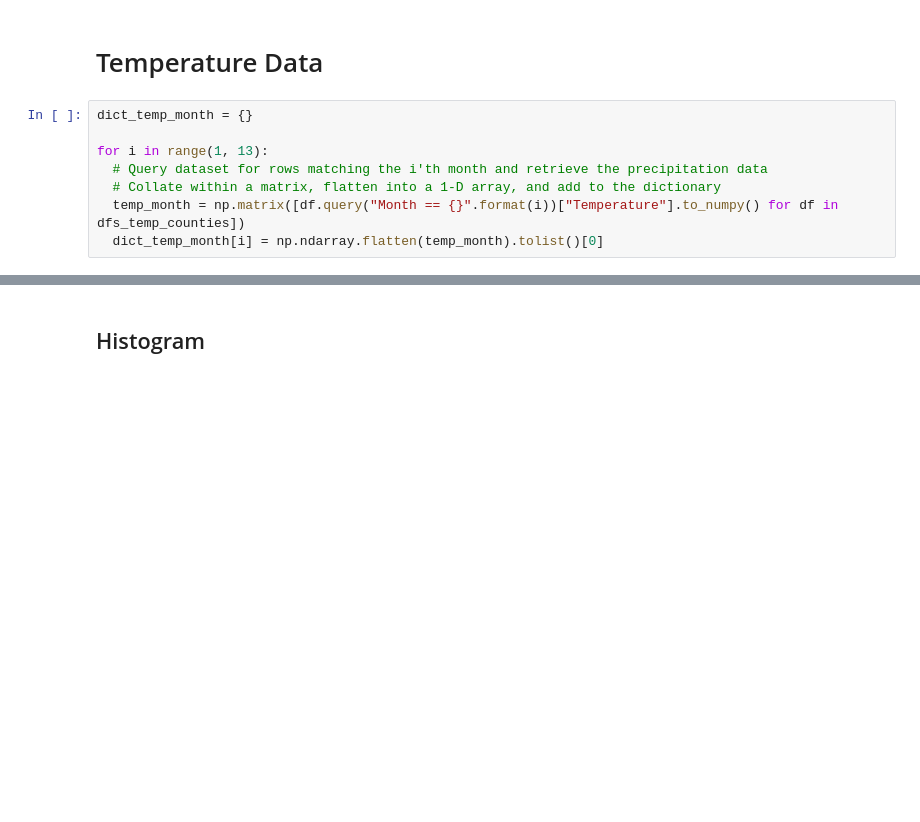
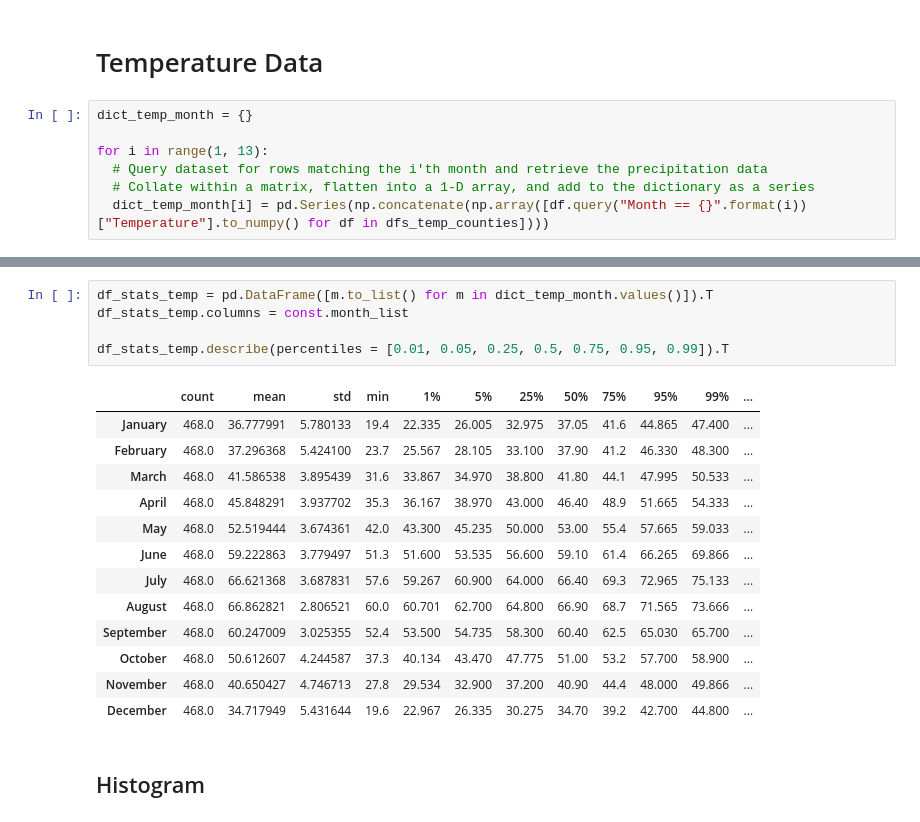
Before and after one commit to seanthayer/Predicting-Wildfires-Using-Machine-Learning, a Jupyter notebook: stats/analysis_by_time_scales.ipynb, the cells around one changed output, grey strips where cells are left out. Drawn from its saved outputs; the diff is of its cells as text; blank space fills up the shorter version.

```diff
--- a/stats/analysis_by_time_scales.ipynb
+++ b/stats/analysis_by_time_scales.ipynb
@@ -83,6 +115,5 @@ dict_temp_month = {}
 
 for i in range(1, 13):
   # Query dataset for rows matching the i'th month and retrieve the precipitation data
-  # Collate within a matrix, flatten into a 1-D array, and add to the dictionary
-  temp_month = np.matrix([df.query("Month == {}".format(i))["Temperature"].to_numpy() for df in dfs_temp_counties])
-  dict_temp_month[i] = np.ndarray.flatten(temp_month).tolist()[0]
+  # Collate within a matrix, flatten into a 1-D array, and add to the dictionary as a series
+  dict_temp_month[i] = pd.Series(np.concatenate(np.array([df.query("Month == {}".format(i))["Temperature"].to_numpy() for df in dfs_temp_counties])))
@@ -89,3 +135,22 @@ for i in range(1, 13):
+# %%
+df_stats_temp = pd.DataFrame([m.to_list() for m in dict_temp_month.values()]).T
+df_stats_temp.columns = const.month_list
+
+df_stats_temp.describe(percentiles = [0.01, 0.05, 0.25, 0.5, 0.75, 0.95, 0.99]).T
+# %% [output]
+|  | count | mean | std | min | 1% | 5% | 25% | 50% | 75% | 95% | 99% | ... |
+| January | 468.0 | 36.777991 | 5.780133 | 19.4 | 22.335 | 26.005 | 32.975 | 37.05 | 41.6 | 44.865 | 47.400 | ... |
+| February | 468.0 | 37.296368 | 5.424100 | 23.7 | 25.567 | 28.105 | 33.100 | 37.90 | 41.2 | 46.330 | 48.300 | ... |
+| March | 468.0 | 41.586538 | 3.895439 | 31.6 | 33.867 | 34.970 | 38.800 | 41.80 | 44.1 | 47.995 | 50.533 | ... |
+| April | 468.0 | 45.848291 | 3.937702 | 35.3 | 36.167 | 38.970 | 43.000 | 46.40 | 48.9 | 51.665 | 54.333 | ... |
+| May | 468.0 | 52.519444 | 3.674361 | 42.0 | 43.300 | 45.235 | 50.000 | 53.00 | 55.4 | 57.665 | 59.033 | ... |
+| June | 468.0 | 59.222863 | 3.779497 | 51.3 | 51.600 | 53.535 | 56.600 | 59.10 | 61.4 | 66.265 | 69.866 | ... |
+| July | 468.0 | 66.621368 | 3.687831 | 57.6 | 59.267 | 60.900 | 64.000 | 66.40 | 69.3 | 72.965 | 75.133 | ... |
+| August | 468.0 | 66.862821 | 2.806521 | 60.0 | 60.701 | 62.700 | 64.800 | 66.90 | 68.7 | 71.565 | 73.666 | ... |
+| September | 468.0 | 60.247009 | 3.025355 | 52.4 | 53.500 | 54.735 | 58.300 | 60.40 | 62.5 | 65.030 | 65.700 | ... |
+| October | 468.0 | 50.612607 | 4.244587 | 37.3 | 40.134 | 43.470 | 47.775 | 51.00 | 53.2 | 57.700 | 58.900 | ... |
+| November | 468.0 | 40.650427 | 4.746713 | 27.8 | 29.534 | 32.900 | 37.200 | 40.90 | 44.4 | 48.000 | 49.866 | ... |
+| December | 468.0 | 34.717949 | 5.431644 | 19.6 | 22.967 | 26.335 | 30.275 | 34.70 | 39.2 | 42.700 | 44.800 | ... |
 # %% [markdown]
 ## Histogram
 # %%
```
Also changed, not shown: parts of 14 cells of this notebook.
